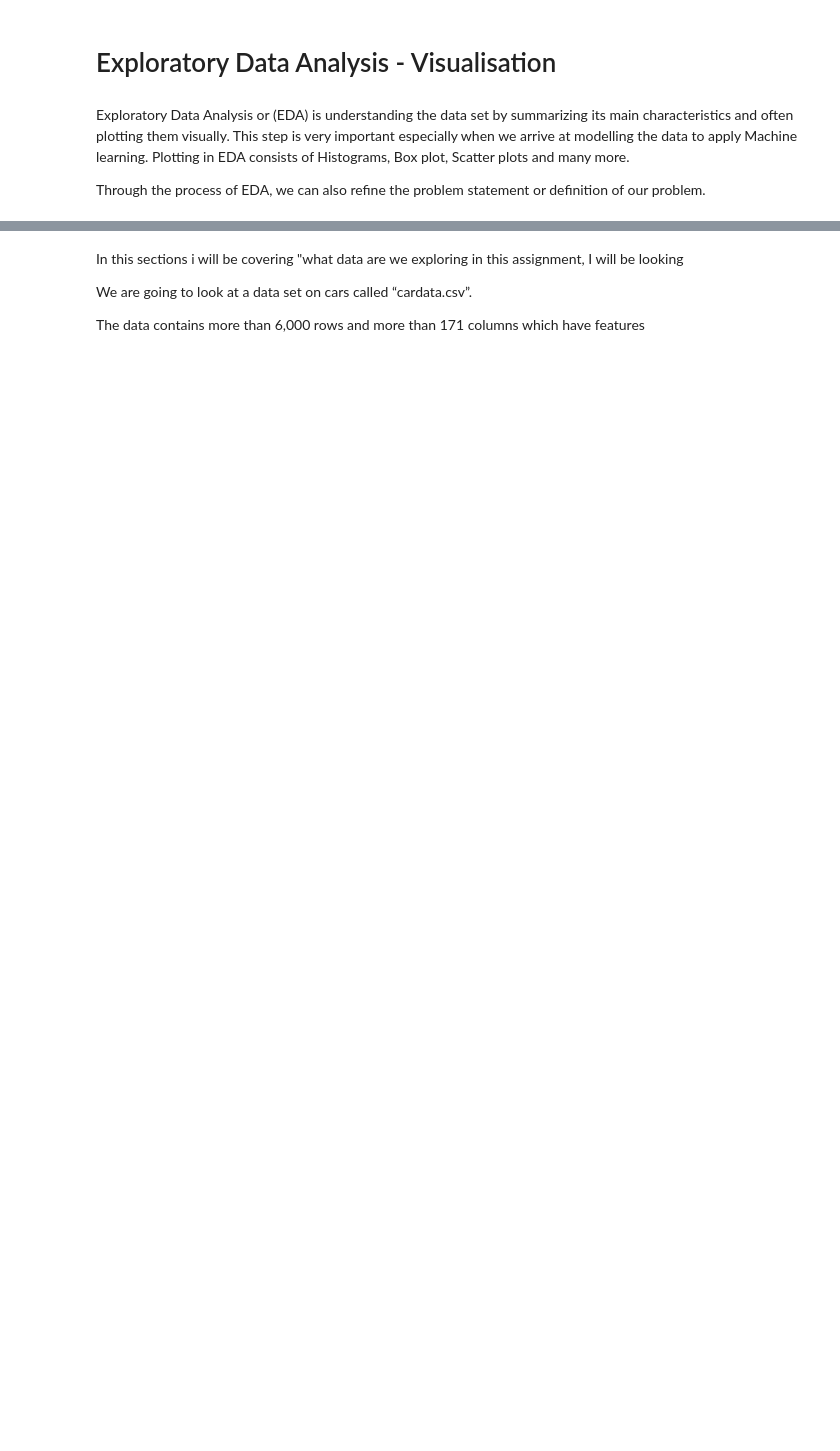
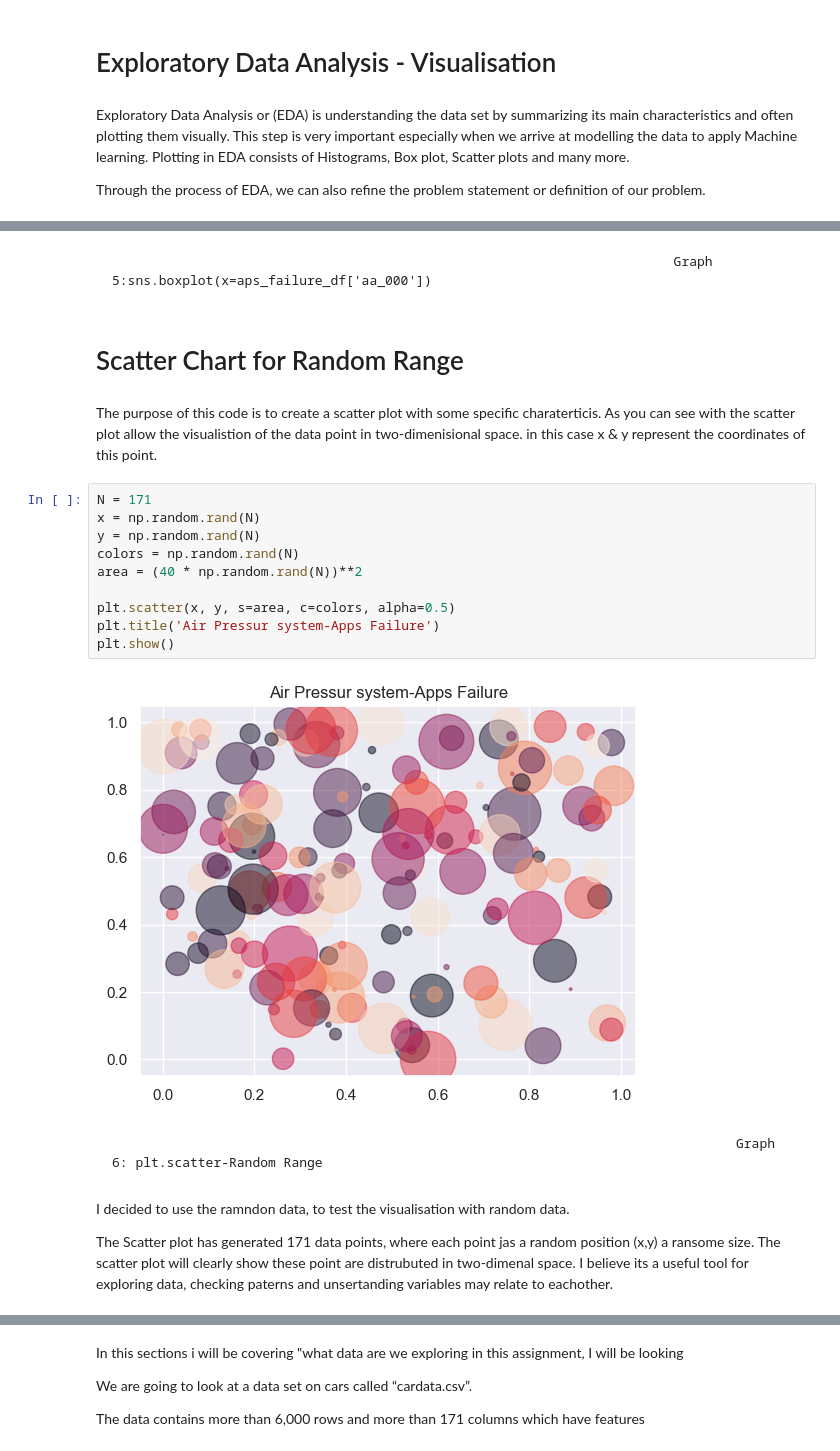
Before and after one commit to sba23416/SBA23416-Data_PreP_CA1, a Jupyter notebook: HodanMohamedAbdi_DataPrepHDip_CA1.ipynb, the cells around one changed output, grey strips where cells are left out. Saved outputs shown, nothing was run; the diff lists cells and outputs as text; blank space fills up the shorter version.

```diff
--- a/HodanMohamedAbdi_DataPrepHDip_CA1.ipynb
+++ b/HodanMohamedAbdi_DataPrepHDip_CA1.ipynb
@@ -263,0 +333,25 @@ plt.show()
+# %% [markdown]
+                                                                            Graph 5:sns.boxplot(x=aps_failure_df['aa_000'])
+# %% [markdown]
+# Scatter Chart for Random Range
+# %% [markdown]
+The purpose of this code is to create a scatter plot with some specific charaterticis.
+As you can see with the scatter plot allow the visualistion of the data point in two-dimenisional space. in this case x & y represent the coordinates of this point.
+# %%
+N = 171
+x = np.random.rand(N)
+y = np.random.rand(N)
+colors = np.random.rand(N)
+area = (40 * np.random.rand(N))**2
+
+plt.scatter(x, y, s=area, c=colors, alpha=0.5)
+plt.title('Air Pressur system-Apps Failure')
+plt.show()
+# %% [output]
+[figure, added]
+# %% [markdown]
+                                                                                    Graph 6: plt.scatter-Random Range
+# %% [markdown]
+I decided to use the ramndon data, to test the visualisation with random data.
+
+The Scatter plot has generated 171 data points, where each point jas a random position (x,y) a ransome size. The scatter plot will clearly show these point are distrubuted in two-dimenal space. I believe its a useful tool for exploring data, checking paterns and unsertanding variables may relate to eachother.
```
Also changed, not shown: parts of 101 cells of this notebook.
